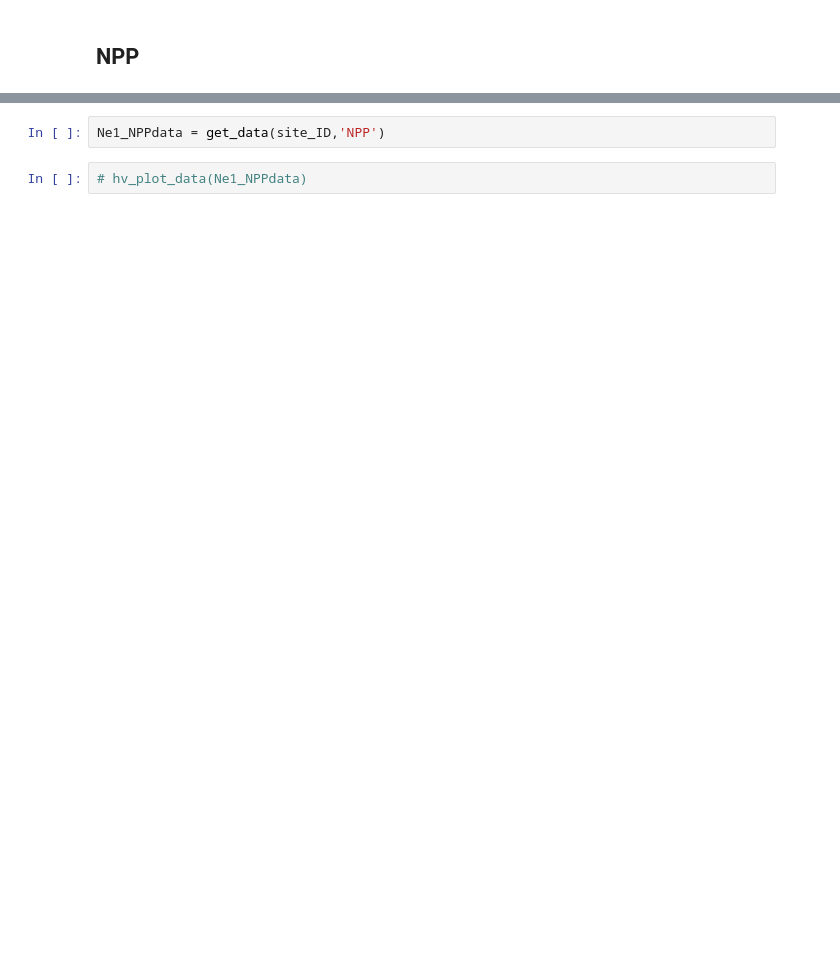
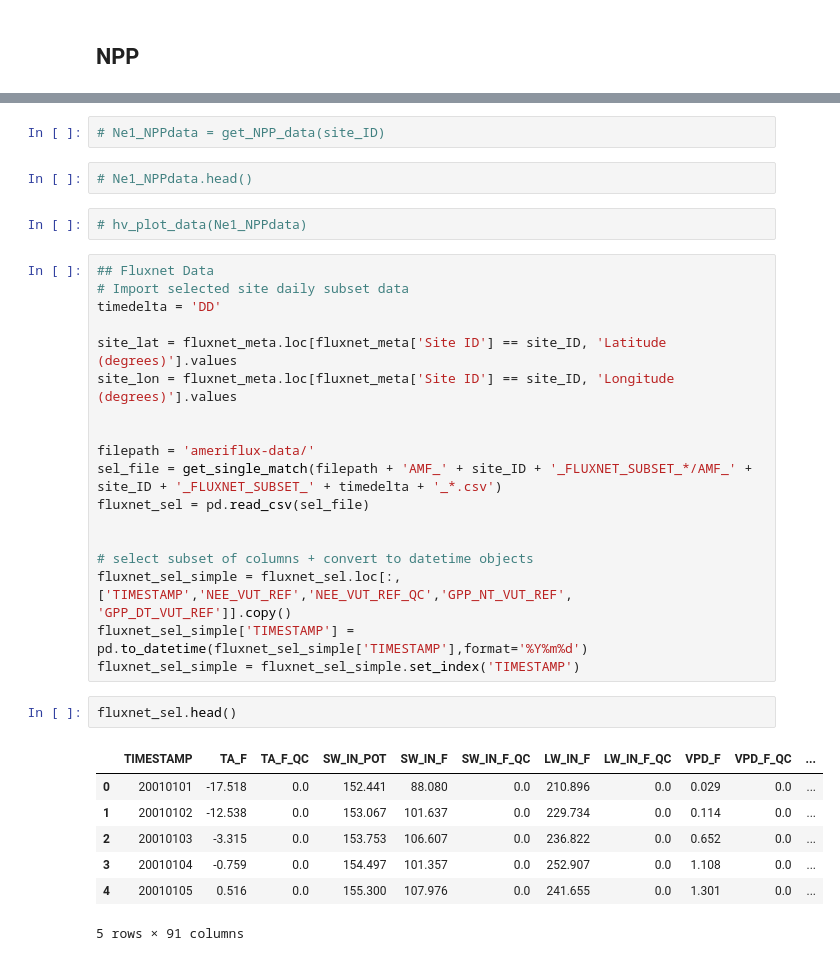
Before and after one commit to hannahzafar/FLUXNET-Model-comparison, a Jupyter notebook: Comparison_plots_generator.ipynb, the cells around one changed output, grey strips where cells are left out. Cells and saved outputs as stored; diff of their text form; blank space fills up the shorter version.

```diff
--- a/Comparison_plots_generator.ipynb
+++ b/Comparison_plots_generator.ipynb
@@ -187,4 +255,34 @@ hv_plot_data(Ne1_subset)
 # %%
-Ne1_NPPdata = get_data(site_ID,'NPP')
+# Ne1_NPPdata = get_NPP_data(site_ID)
+# %%
+# Ne1_NPPdata.head()
 # %%
 # hv_plot_data(Ne1_NPPdata)
+# %%
+## Fluxnet Data
+# Import selected site daily subset data
+timedelta = 'DD'
+
+site_lat = fluxnet_meta.loc[fluxnet_meta['Site ID'] == site_ID, 'Latitude (degrees)'].values
+site_lon = fluxnet_meta.loc[fluxnet_meta['Site ID'] == site_ID, 'Longitude (degrees)'].values
+
+
+filepath = 'ameriflux-data/'
+sel_file = get_single_match(filepath + 'AMF_' + site_ID + '_FLUXNET_SUBSET_*/AMF_' + site_ID + '_FLUXNET_SUBSET_' + timedelta + '_*.csv')
+fluxnet_sel = pd.read_csv(sel_file)
+
+
+# select subset of columns + convert to datetime objects
+fluxnet_sel_simple = fluxnet_sel.loc[:,['TIMESTAMP','NEE_VUT_REF','NEE_VUT_REF_QC','GPP_NT_VUT_REF', 'GPP_DT_VUT_REF']].copy()
+fluxnet_sel_simple['TIMESTAMP'] = pd.to_datetime(fluxnet_sel_simple['TIMESTAMP'],format='%Y%m%d')
+fluxnet_sel_simple = fluxnet_sel_simple.set_index('TIMESTAMP')
+# %%
+fluxnet_sel.head()
+# %% [output]
+|  | TIMESTAMP | TA_F | TA_F_QC | SW_IN_POT | SW_IN_F | SW_IN_F_QC | LW_IN_F | LW_IN_F_QC | VPD_F | VPD_F_QC | ... |
+| 0 | 20010101 | -17.518 | 0.0 | 152.441 | 88.080 | 0.0 | 210.896 | 0.0 | 0.029 | 0.0 | ... |
+| 1 | 20010102 | -12.538 | 0.0 | 153.067 | 101.637 | 0.0 | 229.734 | 0.0 | 0.114 | 0.0 | ... |
+| 2 | 20010103 | -3.315 | 0.0 | 153.753 | 106.607 | 0.0 | 236.822 | 0.0 | 0.652 | 0.0 | ... |
+| 3 | 20010104 | -0.759 | 0.0 | 154.497 | 101.357 | 0.0 | 252.907 | 0.0 | 1.108 | 0.0 | ... |
+| 4 | 20010105 | 0.516 | 0.0 | 155.300 | 107.976 | 0.0 | 241.655 | 0.0 | 1.301 | 0.0 | ... |
+5 rows × 91 columns
```
Also changed, not shown: parts of 3 cells of this notebook.
